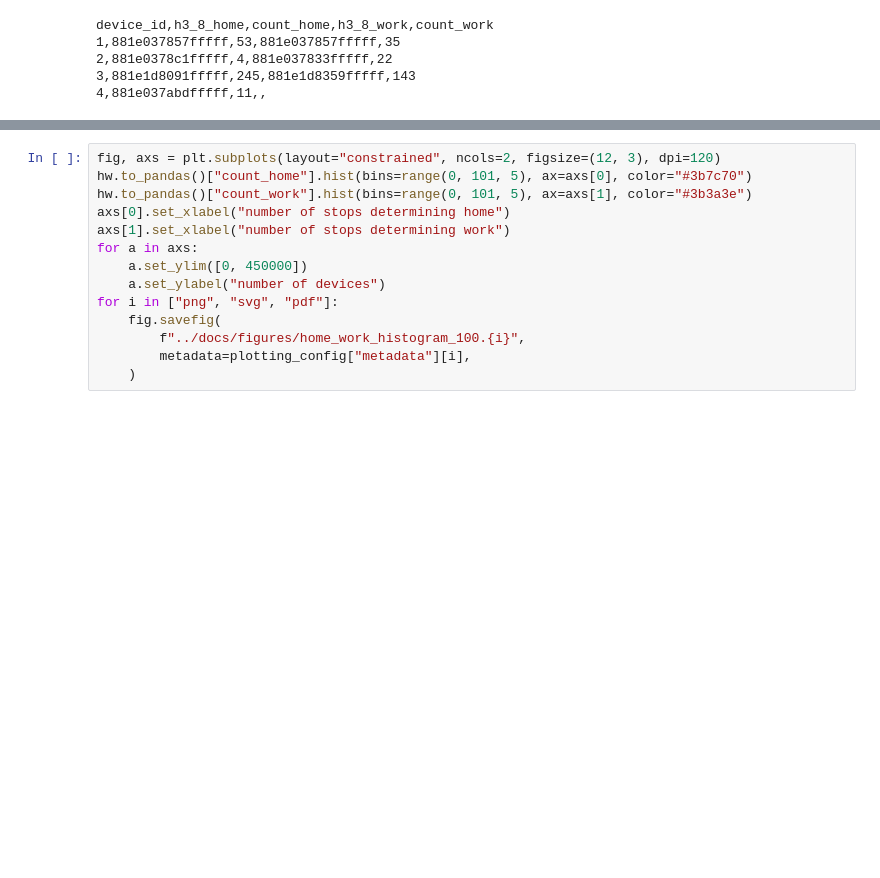
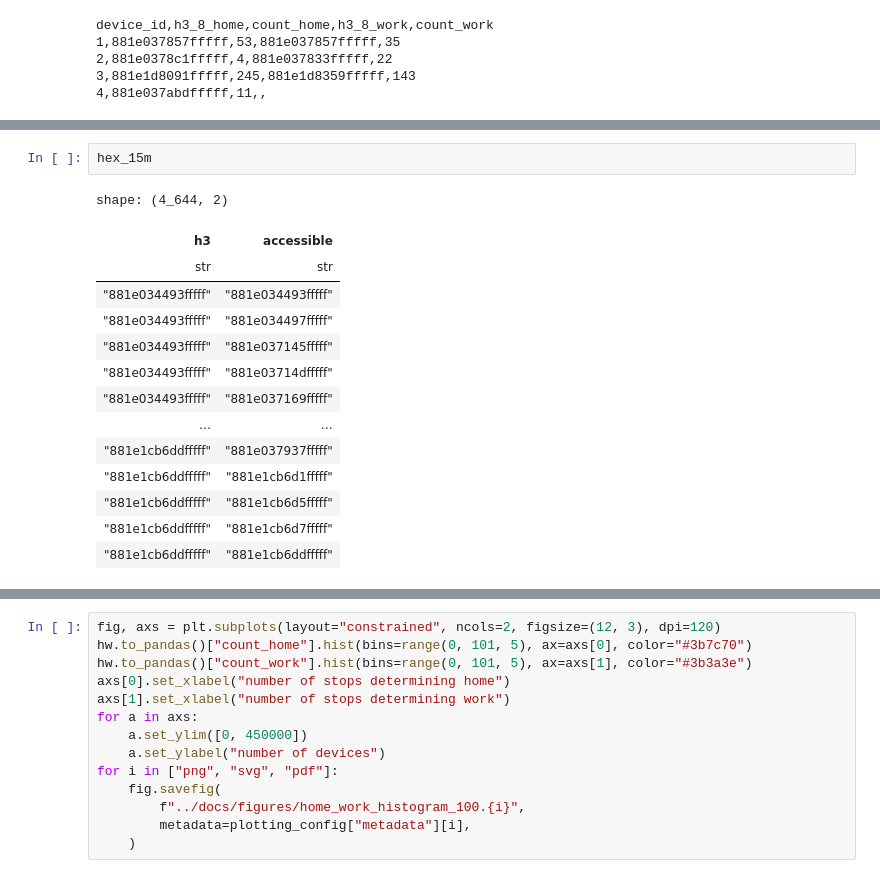
Before and after one commit to ANETILab/wp7_data_processing, a Jupyter notebook: src/06_analyze_home_and_work_locations.ipynb, the cells around one changed output, grey strips where cells are left out. Drawn from its saved outputs; the diff is of its cells as text; blank space fills up the shorter version.

```diff
--- a/src/06_analyze_home_and_work_locations.ipynb
+++ b/src/06_analyze_home_and_work_locations.ipynb
@@ -52,0 +87,17 @@ device_id,h3_8_home,count_home,h3_8_work,count_work
+# %%
+hex_15m
+# %% [output]
+shape: (4_644, 2)
+| h3 | accessible |
+| str | str |
+| "881e034493fffff" | "881e034493fffff" |
+| "881e034493fffff" | "881e034497fffff" |
+| "881e034493fffff" | "881e037145fffff" |
+| "881e034493fffff" | "881e03714dfffff" |
+| "881e034493fffff" | "881e037169fffff" |
+| … | … |
+| "881e1cb6ddfffff" | "881e037937fffff" |
+| "881e1cb6ddfffff" | "881e1cb6d1fffff" |
+| "881e1cb6ddfffff" | "881e1cb6d5fffff" |
+| "881e1cb6ddfffff" | "881e1cb6d7fffff" |
+| "881e1cb6ddfffff" | "881e1cb6ddfffff" |
```
Also changed, not shown: parts of 9 cells of this notebook.
